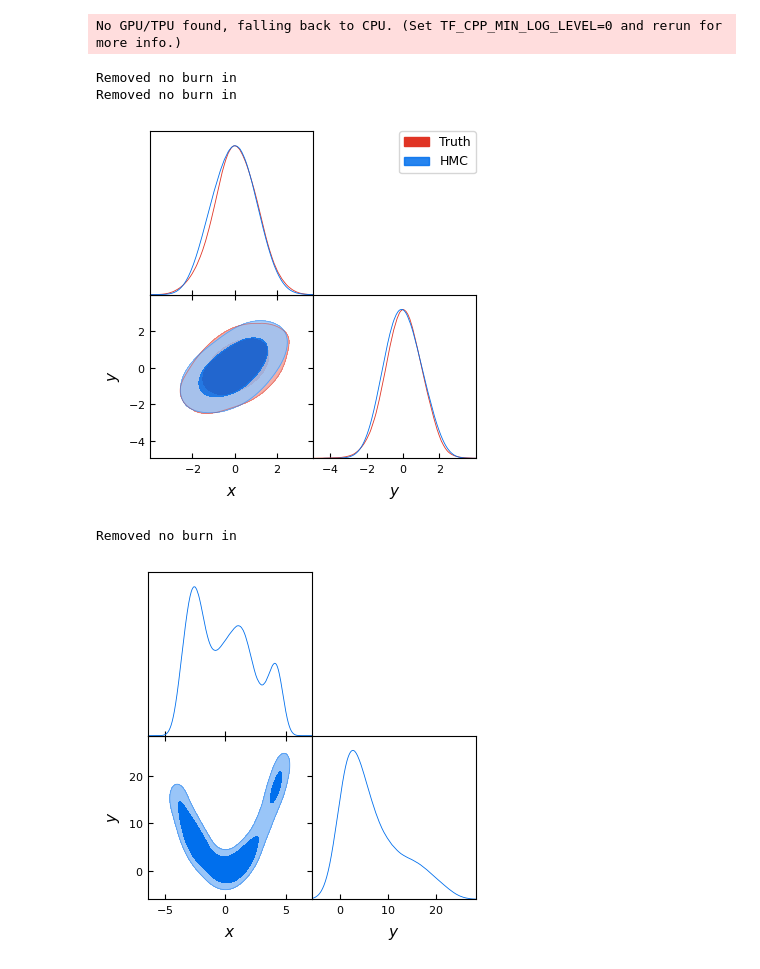
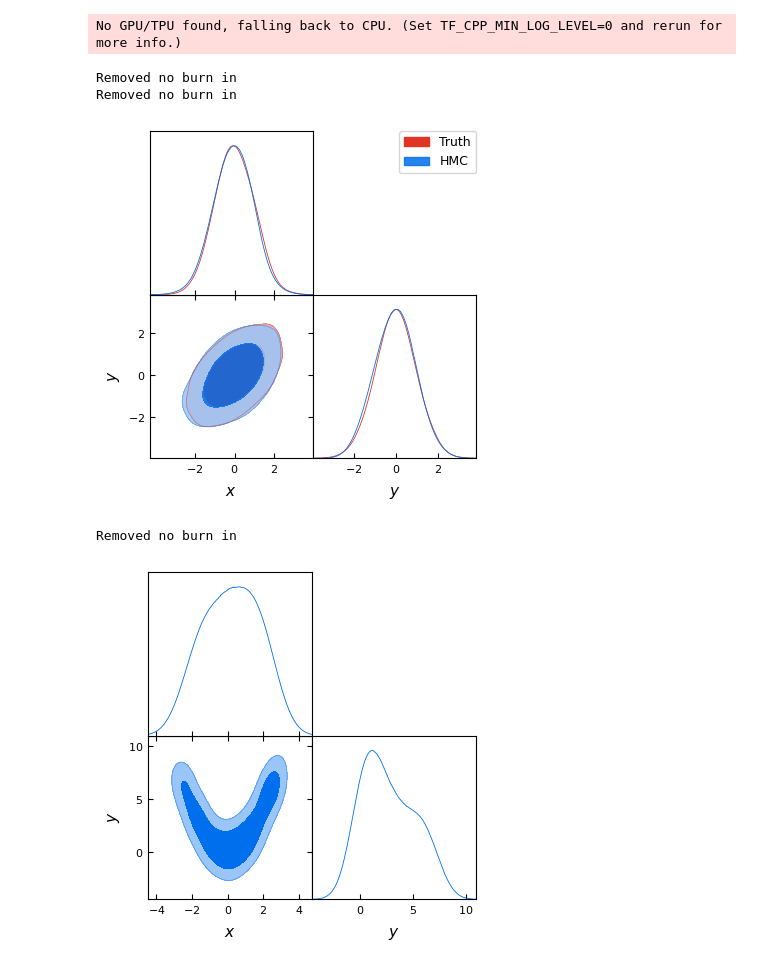
Before and after one commit to ua-2025q3-astr501-513/p1-the-physics-team, a Jupyter notebook: test.ipynb, the cells around one changed output. Saved outputs shown, nothing was run; the diff lists cells and outputs as text; code cells hidden in the pictures.

```diff
--- a/test.ipynb
+++ b/test.ipynb
@@ -15,7 +51,7 @@ hmc_samples = Hmc(jnp.array([0.0, 0.0]), 5000, 0.2, 2, Gaussian, mass,80)
 hmc_samps = MCSamples(samples=hmc_samples, names=names,label="HMC")
 
 # ==== Comparison with truth
-true_samples = np.random.multivariate_normal(np.zeros(2),mass,1000)
+true_samples = np.random.multivariate_normal(np.zeros(2),mass,10000)
 true_samps = MCSamples(samples=true_samples, names=names,label="Truth")
 # ====
 g = plots.get_subplot_plotter()
@@ -24,13 +60,13 @@ g.triangle_plot([true_samps,hmc_samps], filled=True, smooth_scale_1D=1., smooth_
 No GPU/TPU found, falling back to CPU. (Set TF_CPP_MIN_LOG_LEVEL=0 and rerun for more info.)
 Removed no burn in
 Removed no burn in
-[figure, old version]
+[figure, new version]
 # %%
 # Ex. Banana
-samples = Hmc(jnp.array([0.0, 0.0]), 10000, 0.2, 2, Banana, jnp.eye(2),800)
+samples = Hmc(jnp.array([0.0, 0.0]), 5000, 0.5, 2, Banana, jnp.eye(2),800)
 samps = MCSamples(samples=samples, names=names)
 g = plots.get_subplot_plotter()
 g.triangle_plot([samps], filled=True, smooth_scale_1D=1., smooth_scale_2D=1.)
 # %% [output]
 Removed no burn in
-[figure, old version]
+[figure, new version]
```
Also changed, not shown: parts of 4 cells of this notebook.
